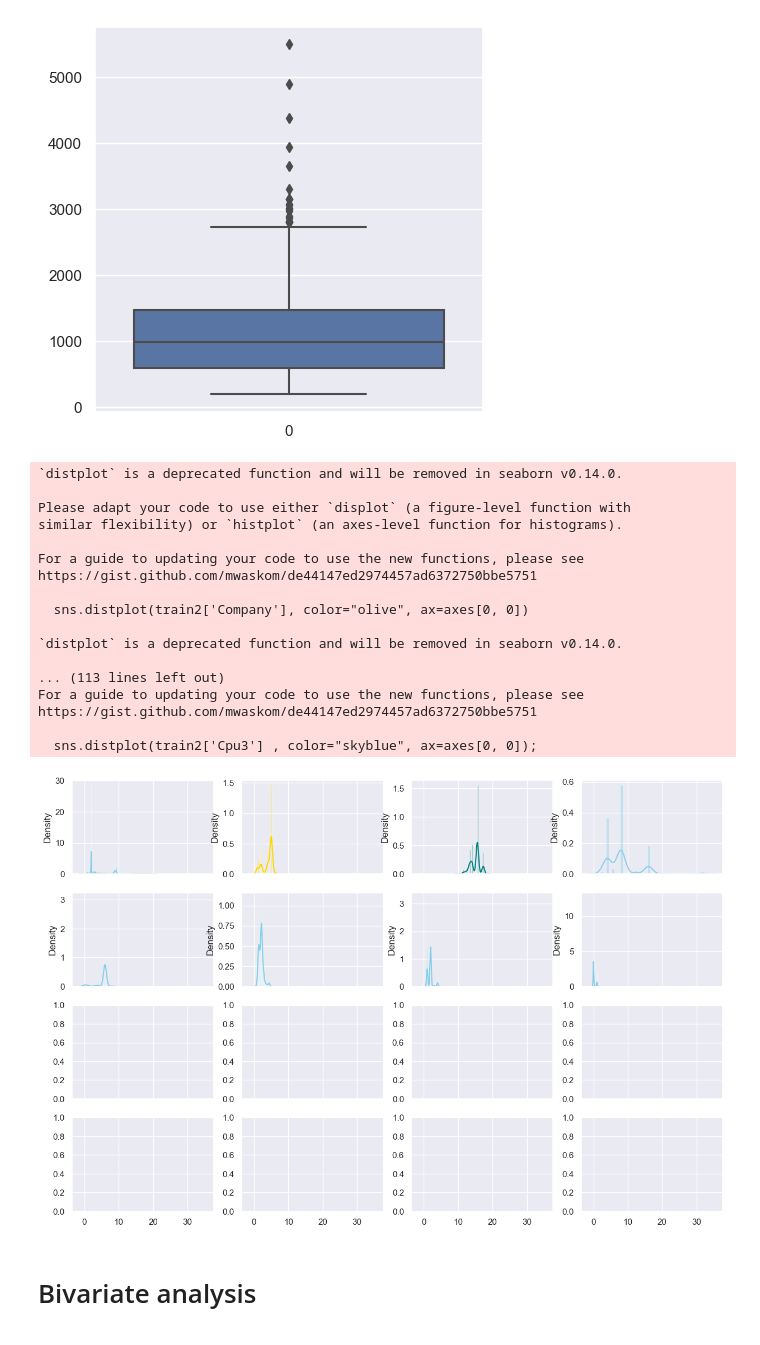
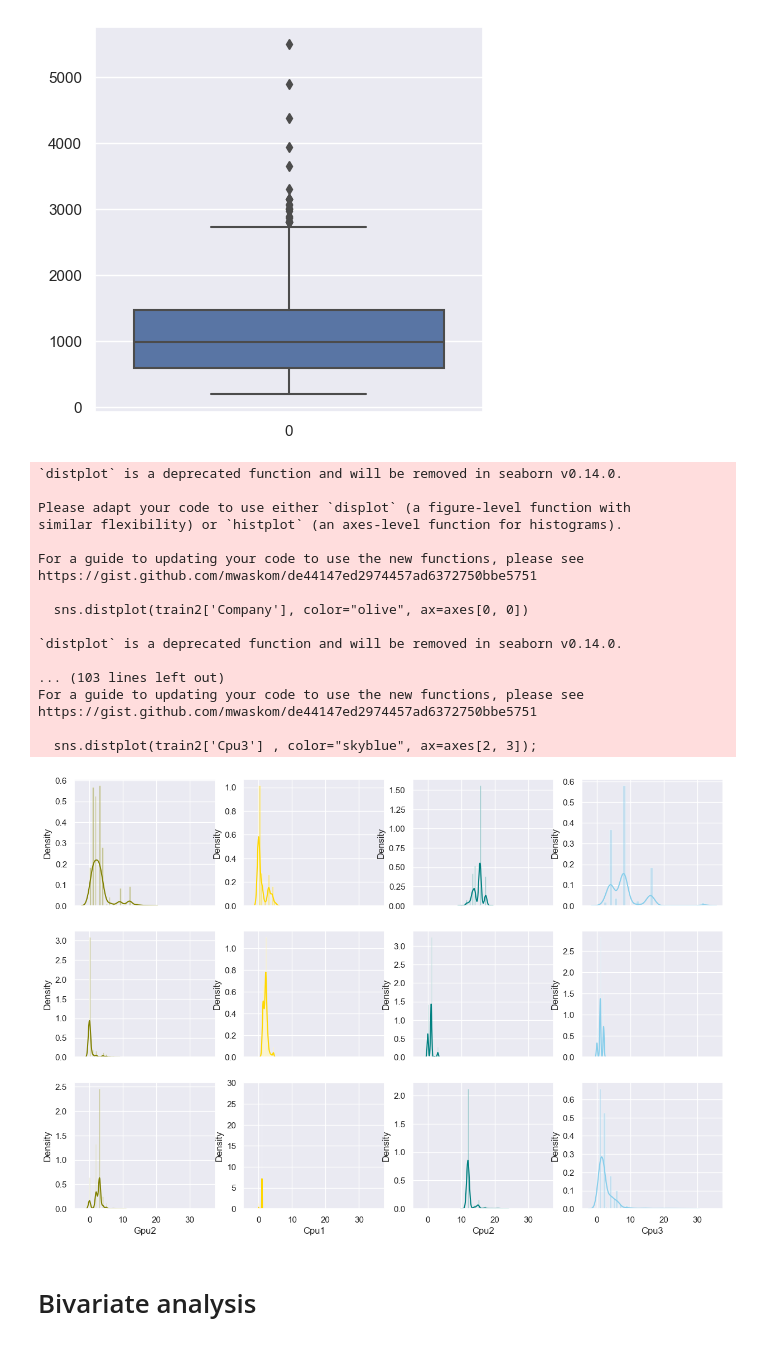
Before and after one commit to crodilla/Machine_Learning, a Jupyter notebook: 1-Supervisado/1-Regression/Kaggle1/Modelo1.ipynb, the cells around one changed output. Drawn from its saved outputs; the diff is of its cells as text; code cells hidden in the pictures.

```diff
--- a/1-Supervisado/1-Regression/Kaggle1/Modelo1.ipynb
+++ b/1-Supervisado/1-Regression/Kaggle1/Modelo1.ipynb
@@ -42,6 +42,7 @@ memory usage: 92.8+ KB
 # %%
 #Change 'Weight' to numeric by eliminating 'kg'
 df_train['Weight'] = df_train['Weight'].replace('kg', '', regex=True)
+df_train['Weight'] = df_train['Weight'].astype(float)
 # %%
 #Split Memory information into different columns
 df_train[['Memory1', 'Memory2']] = df_train['Memory'].str.split(' + ', n=1, expand=True)
@@ -69,5 +70,6 @@ array(['500', '256', '512', '1000', '128', '32', '64', '180', '2000',
 # %%
 #Remove GB in Ram column
 df_train1['Ram'] = df_train1['Ram'].replace('GB', '', regex=True)
+df_train1['Ram'] = df_train1['Ram'].astype(int)
 df_train1['Ram'].unique()
 # %% [output]
@@ -379,3 +152,0 @@ df_train1.head()
-# %%
-df_train2 = df_train1.drop(['ScreenResolution', 'Product', 'Cpu', 'Gpu'], axis=1)
-df_train2.head()
@@ -409,16 +191,0 @@ memory usage: 128.4+ KB
-# %%
-# Change data type of new columns to numeric
-df_train2['Ram'] = df_train2['Ram'].astype(int)
-df_train2['Weight'] = df_train2['Weight'].astype(float)
-df_train2['Memory1_1'] = df_train2['Memory1_1'].astype(int)
-df_train2['Memory1_2'] = df_train2['Memory1_2'].astype(int)
-df_train2['Memory2_1'] = df_train2['Memory2_1'].astype(int)
-df_train2['Memory2_2'] = df_train2['Memory2_2'].astype(int)
-df_train2['Resolution'] = df_train2['Resolution'].astype(int)
-df_train2['Gpu1'] = df_train2['Gpu1'].astype(int)
-df_train2['Gpu2'] = df_train2['Gpu2'].astype(int)
-df_train2['Cpu1'] = df_train2['Cpu1'].astype(int)
-df_train2['Cpu2'] = df_train2['Cpu2'].astype(int)
-df_train2['Cpu3'] = df_train2['Cpu2'].astype(int)
-
-df_train2.info()
@@ -480,39 +239,39 @@ sns.boxplot(train2['Price_euros']);
 # %% [output]
 [figure]
 # %%
-f, axes = plt.subplots(4, 4, figsize=(15,10), sharex=True)
+f, axes = plt.subplots(3, 4, figsize=(15,10), sharex=True)
 sns.distplot(train2['Company'], color="olive", ax=axes[0, 0])
 sns.distplot(train2['TypeName'], color="gold", ax=axes[0, 1])
 sns.distplot(train2['Inches'] , color="teal", ax=axes[0, 2])
 sns.distplot(train2['Ram'] , color="skyblue", ax=axes[0, 3])
-sns.distplot(train2['OpSys'] , color="skyblue", ax=axes[1, 0])
-sns.distplot(train2['Weight'] , color="skyblue", ax=axes[1, 1])
-sns.distplot(train2['Memory1_2'] , color="skyblue", ax=axes[1, 2])
-sns.distplot(train2['Memory2_2'] , color="skyblue", ax=axes[1, 3])
-sns.distplot(train2['Gpu1'] , color="skyblue", ax=axes[0, 0])
-sns.distplot(train2['Gpu2'] , color="skyblue", ax=axes[0, 0])
-sns.distplot(train2['Cpu1'] , color="skyblue", ax=axes[0, 0])
-sns.distplot(train2['Cpu2'] , color="skyblue", ax=axes[0, 0])
-sns.distplot(train2['Cpu3'] , color="skyblue", ax=axes[0, 0]);
+sns.distplot(train2['OpSys'] , color="olive", ax=axes[1, 0])
+sns.distplot(train2['Weight'] , color="gold", ax=axes[1, 1])
+sns.distplot(train2['Memory1_2'] , color="teal", ax=axes[1, 2])
+#sns.distplot(train2['Memory2_2'] , color="skyblue", ax=axes[1, 3])
+sns.distplot(train2['Gpu1'] , color="skyblue", ax=axes[1, 3])
+sns.distplot(train2['Gpu2'] , color="olive", ax=axes[2, 0])
+sns.distplot(train2['Cpu1'] , color="gold", ax=axes[2, 1])
+sns.distplot(train2['Cpu2'] , color="teal", ax=axes[2, 2])
+sns.distplot(train2['Cpu3'] , color="skyblue", ax=axes[2, 3]);
 # %% [output]
 `distplot` is a deprecated function and will be removed in seaborn v0.14.0.
 
 Please adapt your code to use either `displot` (a figure-level function with
 similar flexibility) or `histplot` (an axes-level function for histograms).
 
 For a guide to updating your code to use the new functions, please see
 https://gist.github.com/mwaskom/de44147ed2974457ad6372750bbe5751
 
   sns.distplot(train2['Company'], color="olive", ax=axes[0, 0])
 
 `distplot` is a deprecated function and will be removed in seaborn v0.14.0.
 
-... (113 lines left out)
+... (103 lines left out)
 For a guide to updating your code to use the new functions, please see
 https://gist.github.com/mwaskom/de44147ed2974457ad6372750bbe5751
 
-  sns.distplot(train2['Cpu3'] , color="skyblue", ax=axes[0, 0]);
+  sns.distplot(train2['Cpu3'] , color="skyblue", ax=axes[2, 3]);
-[figure, old version]
+[figure, new version]
 # %% [markdown]
 # Bivariate analysis
 # %%
```
Also changed, not shown: parts of 51 cells of this notebook, 5 other files.
